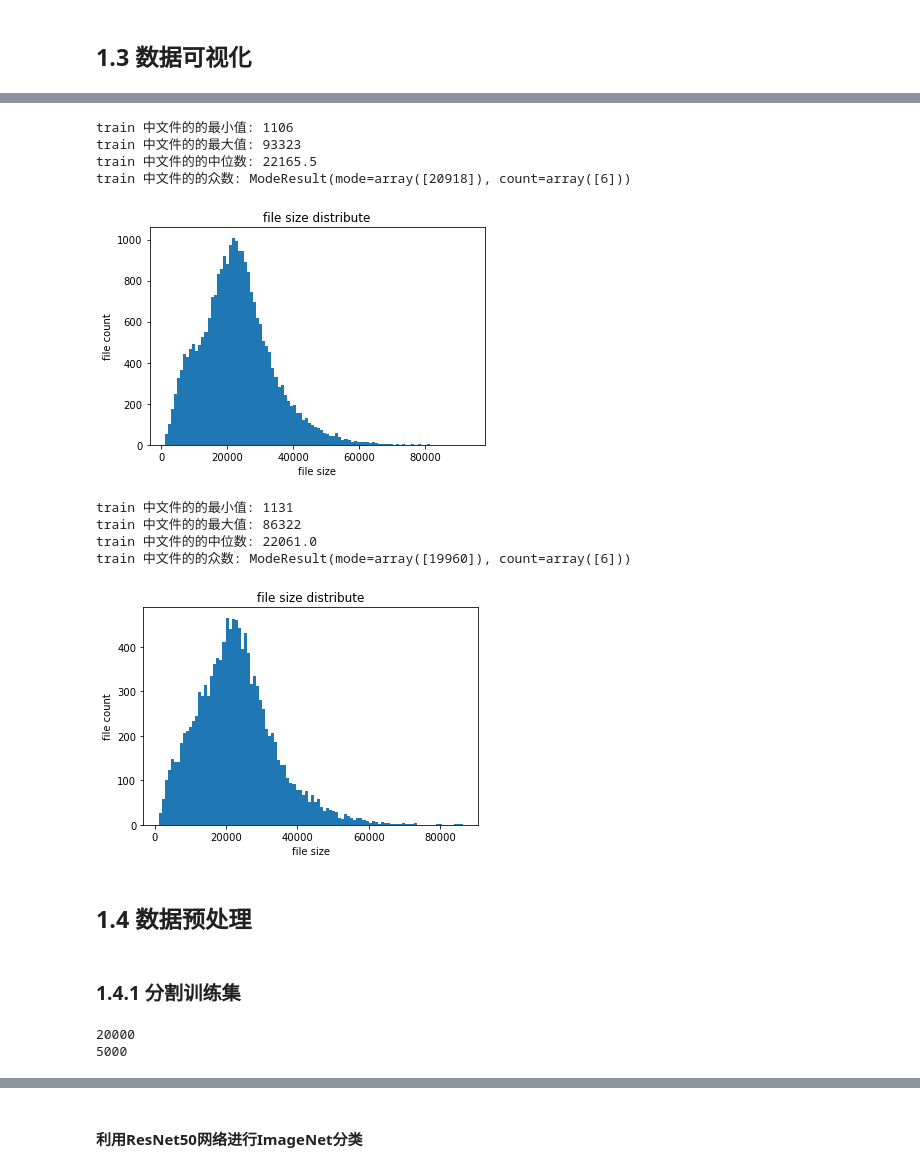
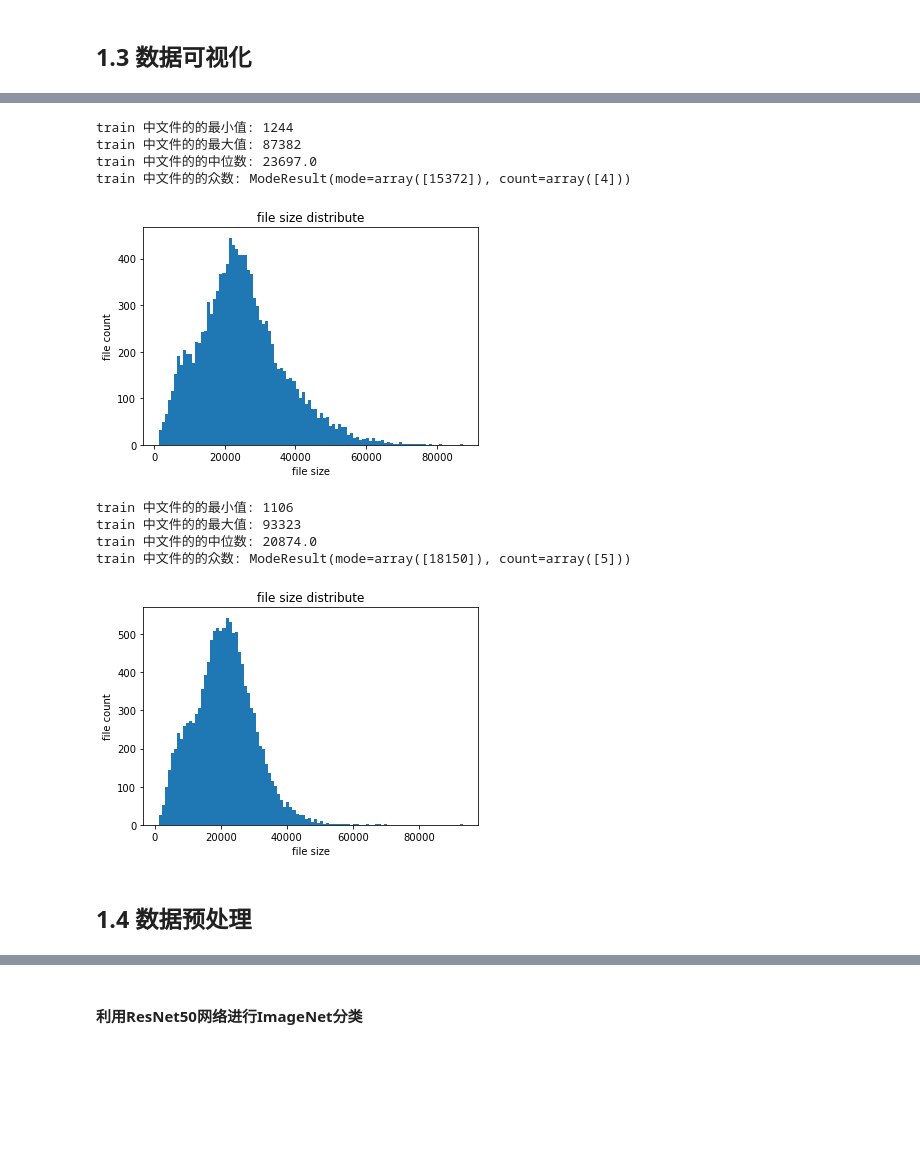
Before and after one commit to etangyushan/dog-vs-cat, a Jupyter notebook: Introduction.ipynb, the cells around one changed output, grey strips where cells are left out. Saved outputs shown, nothing was run; the diff lists cells and outputs as text; code cells hidden in the pictures; blank space fills up the shorter version.

```diff
--- a/Introduction.ipynb
+++ b/Introduction.ipynb
@@ -259,36 +257,21 @@ images/train\cat.835.jpg
 # %%
 # 训练数据集文件大小的分布
-show_filesize(trainall_file)
+show_filesize(dogs_list)
 # %% [output]
-train 中文件的的最小值: 1106
-train 中文件的的最大值: 93323
-train 中文件的的中位数: 22165.5
-train 中文件的的众数: ModeResult(mode=array([20918]), count=array([6]))
+train 中文件的的最小值: 1244
+train 中文件的的最大值: 87382
+train 中文件的的中位数: 23697.0
+train 中文件的的众数: ModeResult(mode=array([15372]), count=array([4]))
-[figure, old version]
+[figure, new version]
 # %%
 # 测试数据集文件大小的分布
-show_filesize(test_files)
+show_filesize(cats_list)
 # %% [output]
-train 中文件的的最小值: 1131
-train 中文件的的最大值: 86322
-train 中文件的的中位数: 22061.0
-train 中文件的的众数: ModeResult(mode=array([19960]), count=array([6]))
+train 中文件的的最小值: 1106
+train 中文件的的最大值: 93323
+train 中文件的的中位数: 20874.0
+train 中文件的的众数: ModeResult(mode=array([18150]), count=array([5]))
-[figure, old version]
+[figure, new version]
 # %% [markdown]
 ## 1.4 数据预处理
-# %% [markdown]
-### 1.4.1 分割训练集
-# %%
-from sklearn.model_selection import train_test_split
-
-# 将原来的训练数据分割成训练数据集和验证数据集，比例为20%
-train_files, valid_files, train_targets, valid_targets = train_test_split(trainall_file, trainall_targets, test_size=0.2)
-
-print(len(train_files))
-print(len(valid_files))
-# print(tarin_targets)
-# print(valid_targets)
-# %% [output]
-20000
-5000
 # %% [markdown]
```
Also changed, not shown: parts of 25 cells of this notebook, 1 other file.
